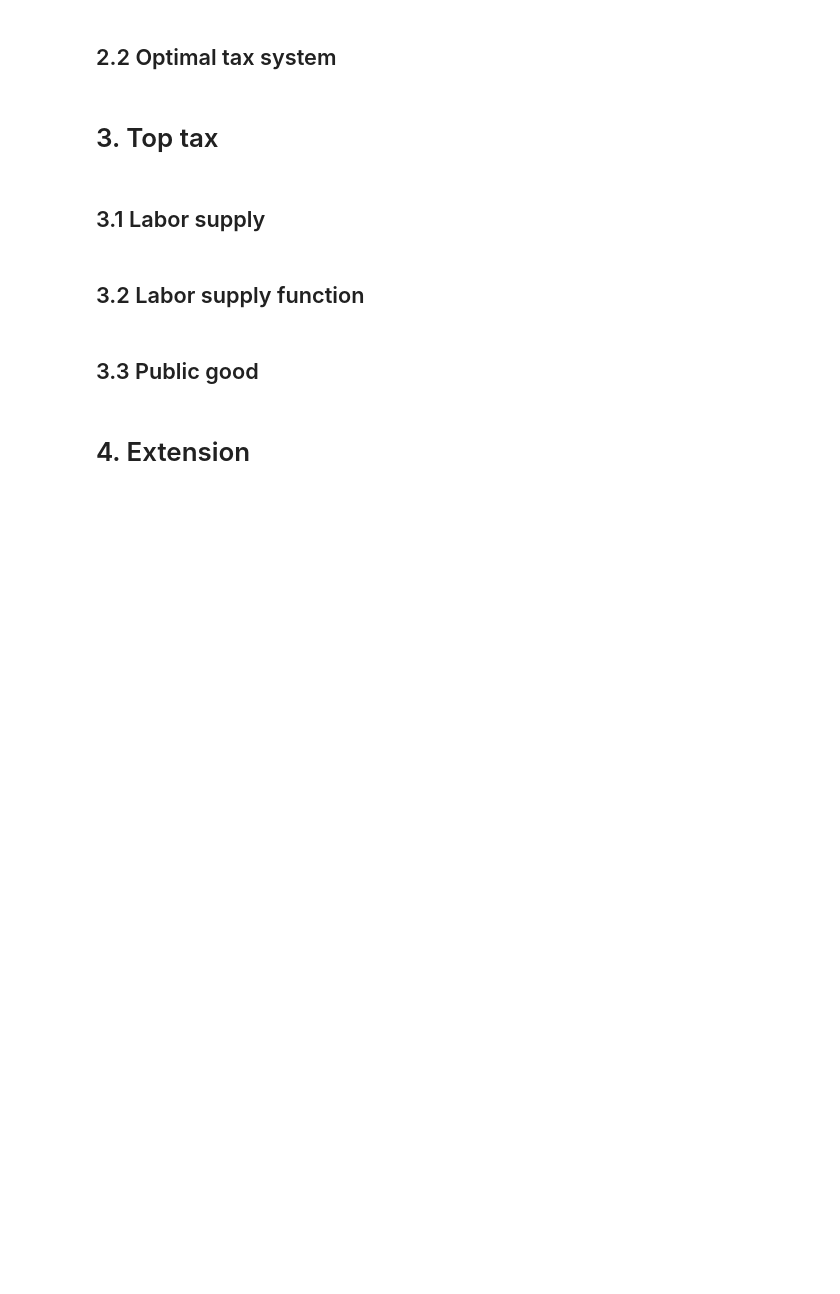
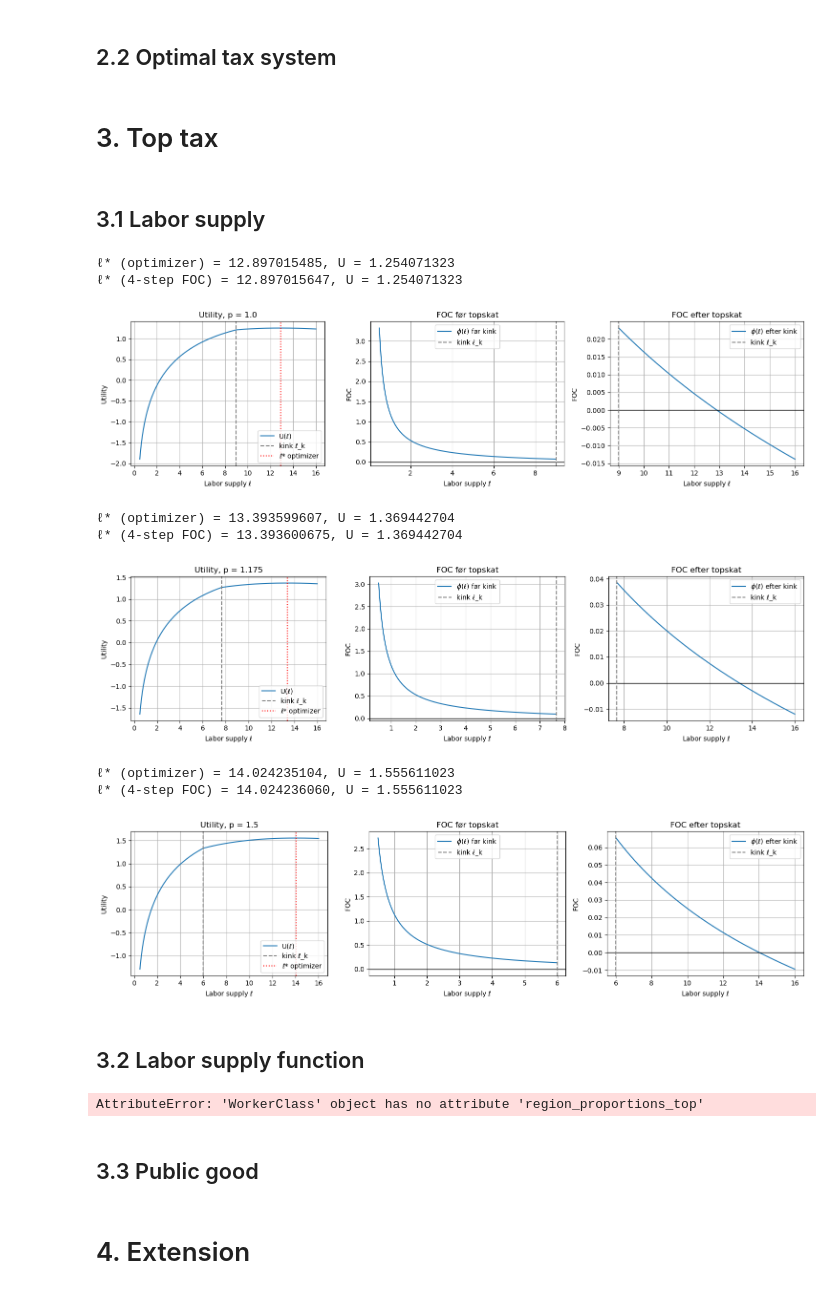
Before and after one commit to fgv916/ProgEconFgv916, a Jupyter notebook: P2 ftv/f_modelproject.ipynb, the cells around one changed output. Cells and saved outputs as stored; diff of their text form; code cells hidden in the pictures; blank space fills up the shorter version.

```diff
--- a/P2 ftv/f_modelproject.ipynb
+++ b/P2 ftv/f_modelproject.ipynb
@@ -69,8 +88,26 @@ worker.plot_labor_supply(0.10, -0.10)
 # 3. Top tax
 # %% [markdown]
 ## 3.1 Labor supply
+# %%
+worker.plot_top_tax(1.0)
+worker.plot_top_tax(1.175)
+worker.plot_top_tax(1.5)
+# %% [output]
+ℓ* (optimizer) = 12.897015485, U = 1.254071323
+ℓ* (4-step FOC) = 12.897015647, U = 1.254071323
+[figure, added]
+ℓ* (optimizer) = 13.393599607, U = 1.369442704
+ℓ* (4-step FOC) = 13.393600675, U = 1.369442704
+[figure, added]
+ℓ* (optimizer) = 14.024235104, U = 1.555611023
+ℓ* (4-step FOC) = 14.024236060, U = 1.555611023
+[figure, added]
 # %% [markdown]
 ## 3.2 Labor supply function
+# %%
+worker.region_proportions_top()
+# %% [output]
+AttributeError: 'WorkerClass' object has no attribute 'region_proportions_top'
 # %% [markdown]
 ## 3.3 Public good
 # %% [markdown]
```
Also changed, not shown: parts of 1 cell of this notebook, 1 other file.
